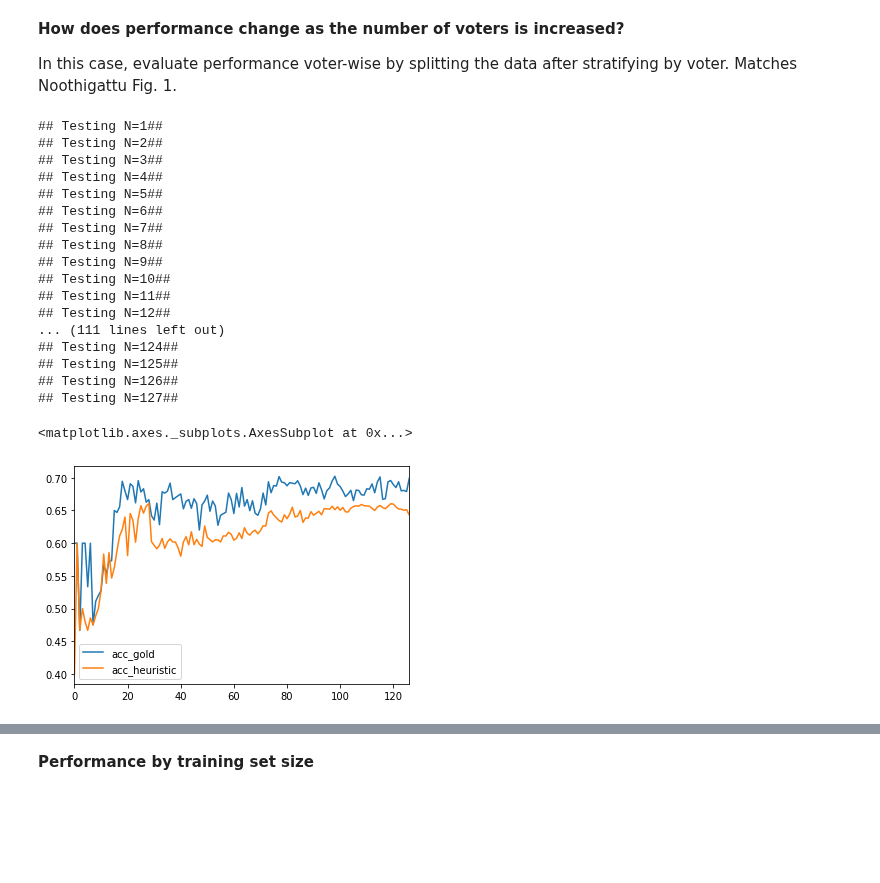
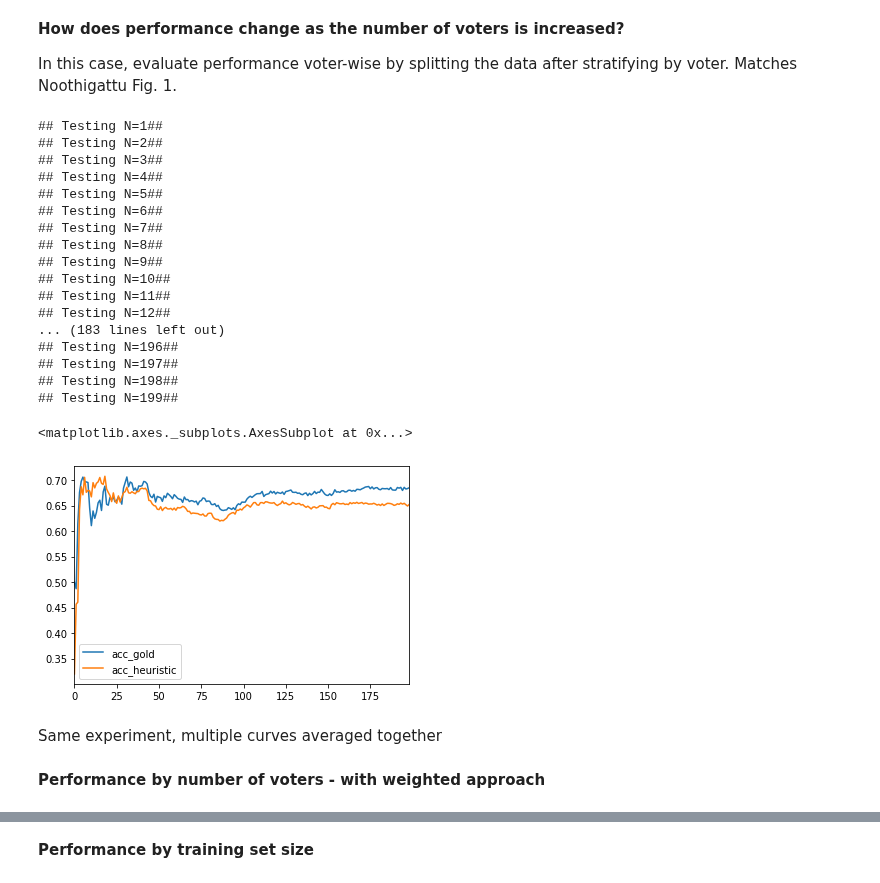
Before and after one commit to ryansteed/heuristic-moral-machine, a Jupyter notebook: examples/moralmachine.ipynb, the cells around one changed output, grey strips where cells are left out. Cells and saved outputs as stored; diff of their text form; code cells hidden in the pictures; blank space fills up the shorter version.

```diff
--- a/examples/moralmachine.ipynb
+++ b/examples/moralmachine.ipynb
@@ -416,7 +416,7 @@ importlib.reload(hmm.classification)
 from hmm.classification import train_test_val_dev_split
 
 def make_X_y(df):
-    X = df.drop(labels=["Intervened", "Template", "UserCountry3"], axis='columns', inplace=False)
+    X = df.drop(labels=["Intervened"], axis='columns', inplace=False)
     y = df["Intervened"]
     return X, y
 
@@ -644,8 +642,13 @@ effect_sizes['borda'] = effect_sizes.apply(lambda x: WeightedMajorityLabelVoter.
 # %%
-model_majority = WeightedMajorityLabelVoter()
+model_majority_weighted = WeightedMajorityLabelVoter()
 borda = np.array([effect_sizes[effect_sizes['key'] == lf.name]['borda'].values[0] for lf in lfs])
-model_majority.interp_mu(borda)
-preds_train = model_majority.predict(L=L_train)
+model_majority_weighted.interp_mu(borda)
+preds_train = model_majority_weighted.predict(L=L_train)
+
+analysis = LFAnalysis(L=L_val, lfs=lfs).lf_summary(Y=y_val.values)
+analysis['weight'] = pd.Series(model_majority_weighted.mu, index=[lf.name for lf in lfs])
+analysis.to_csv('../figures/data/mm-weights_icml.csv')
+analysis.sort_values('Emp. Acc.')
 # %% [output]
 [0.06666667 0.86666667 0.93333333 0.06666667 0.2        0.33333333
  0.46666667 0.6        0.66666667 0.66666667 0.8        0.2
@@ -657,5 +677,5 @@ from hmm.labeling.models import Labeler
 importlib.reload(hmm.labeling.models)
 from hmm.labeling.models import Labeler
 
-for model in [model_majority, model_label]:
+for model in [model_majority_weighted, model_majority]:
     Labeler.score(model, L_val, y_val)
@@ -731,13 +810,16 @@ import hmm.classification
 importlib.reload(hmm.classification)
 from hmm.classification import Classifier
 from sklearn.model_selection import KFold
+from sklearn.metrics import accuracy_score
 
-clfa = Classifier(features, num_features, cat_features)
+clf = Classifier(features, num_features, cat_features)
 kf = KFold(n_splits=5, shuffle=True, random_state=11)
 
 def kf_cross_val(kf, X_n, y_n):
     gold_acc = []
     lm_acc = []
+    mv_acc = []
+    mv_weighted_acc = []
 
     for i_train, i_test in kf.split(X_n):
         # train/test split by fold
@@ -760,6 +842,10 @@ def kf_cross_val(kf, X_n, y_n):
         clf.fit(X_train_filtered_n, preds_train_filtered_n)
         lm_acc.append(clf.score(X_test_n, y_test_n, verbose=False))
 
+        L_test_n = labeler.label(X_test_n, verbose=False)
+        mv_acc.append(accuracy_score(y_true=y_test_n, y_pred=model_majority.predict(L=L_test_n)))
+        mv_weighted_acc.append(accuracy_score(y_true=y_test_n, y_pred=model_majority_weighted.predict(L=L_test_n)))
+
     return gold_acc, lm_acc
 
 sample = X.sample(10000).index
@@ -876,8 +964,7 @@ data = []
 users = df_proc.groupby(['UserID'])
 a = np.arange(users.ngroups)
 np.random.shuffle(a)
-for i in range(1,128):
-    n = i
+for n in range(1,200):
     print("## Testing N={}##".format(n))
     n_respondents = df_proc[users.ngroup().isin(a[:n])]
     train_index = n_respondents.groupby('UserID').head(8).index
@@ -888,42 +975,50 @@ for i in range(1,128):
 
     acc_gold = []
     acc_lm = []
     for i in range(10):
         L_train, L_test = labeler.label([X_train, X_test], verbose=False)
-        lm = labeler.fit(L_train)
-        Labeler.score(lm, L_test, y_test, verbose=False)
-        X_train_filtered, probs_train_filtered = labeler.filter_probs(X_train, L_train)
 
         # baseline gold model accuracy
         clf.fit(X_train, y_train)
         acc_gold.append(clf.score(X_test, y_test, verbose=False))
 
         # label model accuracy
-        preds_train_filtered = Labeler.probs_to_preds(probs_train_filtered)
-        clf.fit(X_train_filtered, preds_train_filtered)
+#         lm = labeler.fit(L_train)
+#         Labeler.score(lm, L_test, y_test, verbose=False)
+#         X_train_filtered, probs_train_filtered = labeler.filter_probs(X_train, L_train)
+#         preds_train_filtered = Labeler.probs_to_preds(probs_train_filtered)
+#         clf.fit(X_train_filtered, preds_train_filtered)
+#         acc_lm.append(clf.score(X_test, y_test, verbose=False))
+
+        # unweighted majority vote accuracy
+        preds_train = model_majority.predict(L=L_train)
+        clf.fit(X_train, preds_train)
         acc_lm.append(clf.score(X_test, y_test, verbose=False))
 
     data.append((n, np.mean(acc_gold), np.std(acc_gold), np.mean(acc_lm), np.std(acc_lm)))
 accs = pd.DataFrame(data, columns=["n_voters", "acc_gold", "std_gold", "acc_heuristic", "std_heuristic"])
-accs.to_csv("../figures/data/mm-accs_voters.csv")
+# accs.to_csv("../figures/data/mm-accs_voters.csv")
+accs.to_csv("../figures/data/mm-accs_voters_icml.csv")
 accs[['acc_gold', 'acc_heuristic']].plot()
 # %% [output]
 ## Testing N=1##
 ## Testing N=2##
 ## Testing N=3##
 ## Testing N=4##
 ## Testing N=5##
 ## Testing N=6##
 ## Testing N=7##
 ## Testing N=8##
 ## Testing N=9##
 ## Testing N=10##
 ## Testing N=11##
 ## Testing N=12##
-... (111 lines left out)
-## Testing N=124##
-## Testing N=125##
-## Testing N=126##
-## Testing N=127##
+... (183 lines left out)
+## Testing N=196##
+## Testing N=197##
+## Testing N=198##
+## Testing N=199##
 <matplotlib.axes._subplots.AxesSubplot at 0x...>
-[figure, old version]
+[figure, new version]
+# %% [markdown]
+Same experiment, multiple curves averaged together
@@ -929,0 +1027,2 @@ accs[['acc_gold', 'acc_heuristic']].plot()
+# %% [markdown]
+**Performance by number of voters - with weighted approach**
```
Also changed, not shown: parts of 29 cells of this notebook, 2 other files.
